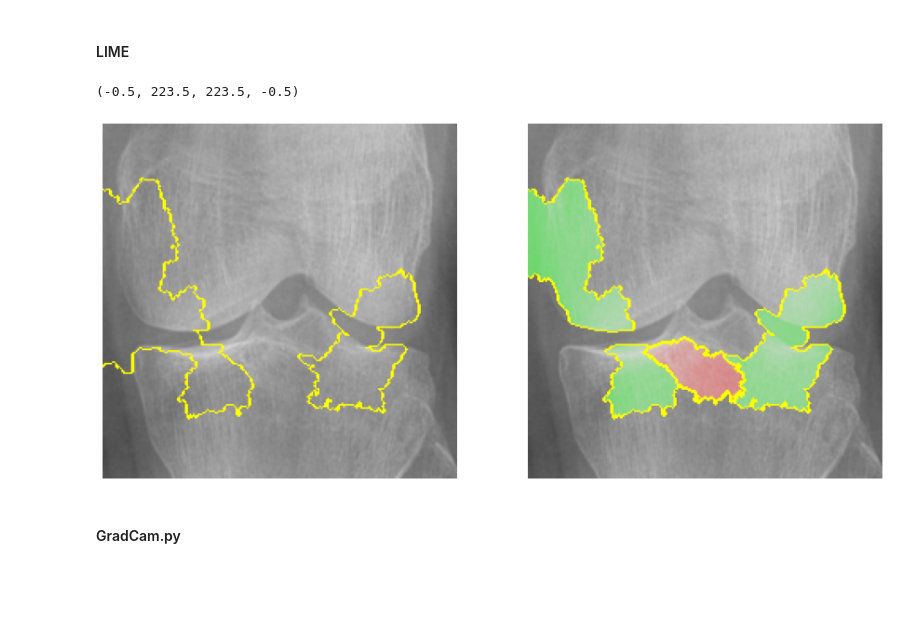
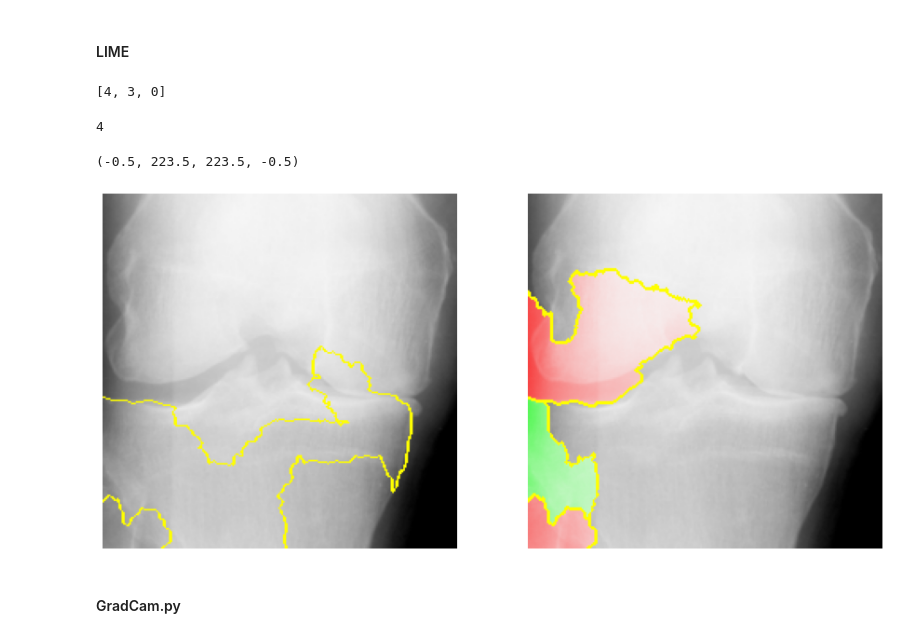
Before and after one commit to jah377/XAI_ImageClassification, a Jupyter notebook: model_test.ipynb, the cells around one changed output. Cells and saved outputs as stored; diff of their text form; code cells hidden in the pictures; blank space fills up the shorter version.

```diff
--- a/model_test.ipynb
+++ b/model_test.ipynb
@@ -457,9 +484,10 @@ class_names = test_ds.class_names
 #     yy.append(class_names[labels[i]])
 # %%
 # load test image
+import cv2
 
 image_test = cv2.imread('/content/drive/MyDrive/DSP-H3-Quin/data_set/kneeKL224/auto_test/4/9012867_1.png')
-image_test = image_test.reshape((1, 224, 224, 3))
+image_test = image_test.reshape((224, 224, 3))
 # %%
 def plot_image(img):
   plt.imshow(img.astype("uint8"))
@@ -470,27 +498,34 @@ def plot_lime_explanations(explainer, model, img, top_labels=3, hide_color=0, nu
 # instantiate LIME explainer
 explainer = lime_image.LimeImageExplainer()
 # %%
-explanation = explainer.explain_instance(image_test.astype('uint8'), loaded_model.predict,
+explanation = explainer.explain_instance(image_test.astype('uint8'), model.predict,
                                          top_labels=3, hide_color=0, num_samples=1000)
+# %%
+explanation.top_labels
+# %% [output]
+[4, 3, 0]
 # %%
 # get model prediction for loaded test image
-pred = loaded_model.predict(image_test.astype('uint8'))
+image_test2 = image_test.reshape((1, 224, 224, 3))
+pred = model.predict(image_test2.astype('uint8'))
 print(np.argmax(pred[0]))
+# %% [output]
+4
 # %%
 # plot image with LIME mask
 
 from skimage.segmentation import mark_boundaries
-temp_1, mask_1 = explanation.get_image_and_mask(explanation.top_labels[0], positive_only=True, num_features=6, hide_rest=False)
-temp_2, mask_2 = explanation.get_image_and_mask(explanation.top_labels[0], positive_only=False, num_features=6, hide_rest=False)
+temp_1, mask_1 = explanation.get_image_and_mask(explanation.top_labels[0], positive_only=True, num_features=5, hide_rest=False)
+temp_2, mask_2 = explanation.get_image_and_mask(explanation.top_labels[0], positive_only=False, num_features=3, hide_rest=False)
 
 fig, (ax1, ax2) = plt.subplots(1, 2, figsize=(15,15))
 ax1.imshow(mark_boundaries(temp_1, mask_1))
 ax2.imshow(mark_boundaries(temp_2, mask_2))
 ax1.axis('off')
 ax2.axis('off')
 # %% [output]
 (-0.5, 223.5, 223.5, -0.5)
-[figure, old version]
+[figure, new version]
 # %% [markdown]
 #### GradCam.py
 # %%
```
Also changed, not shown: parts of 24 cells of this notebook.
